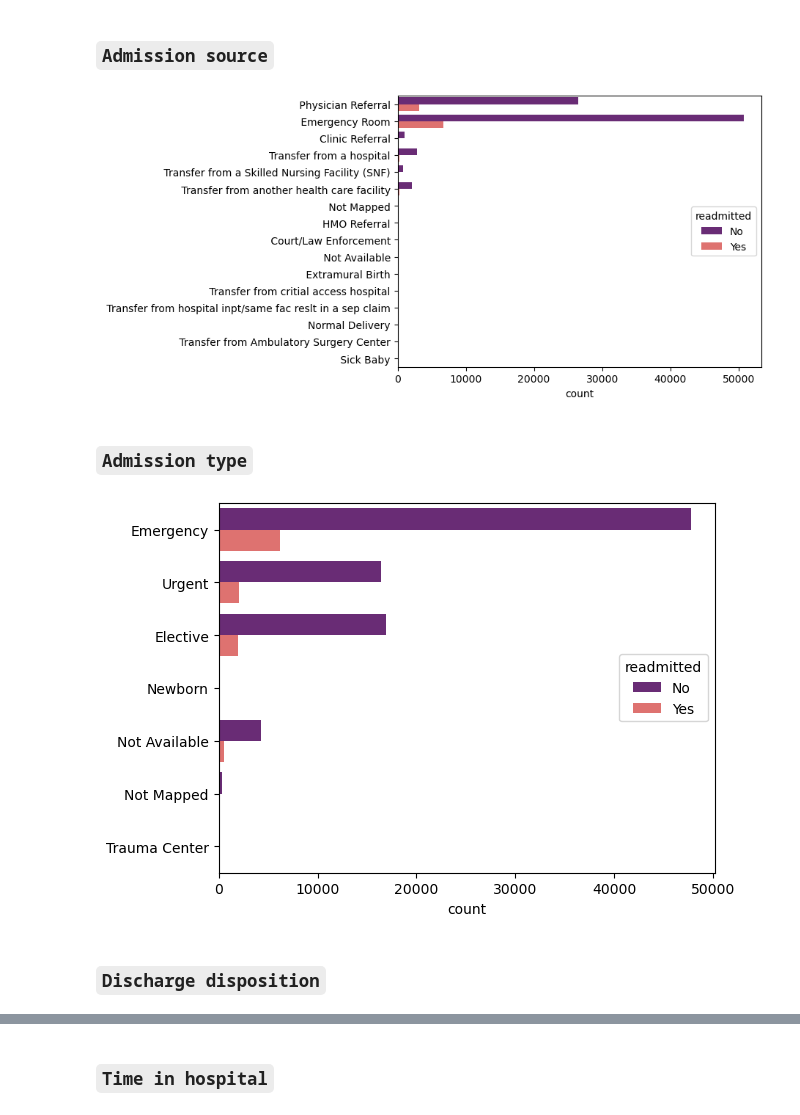
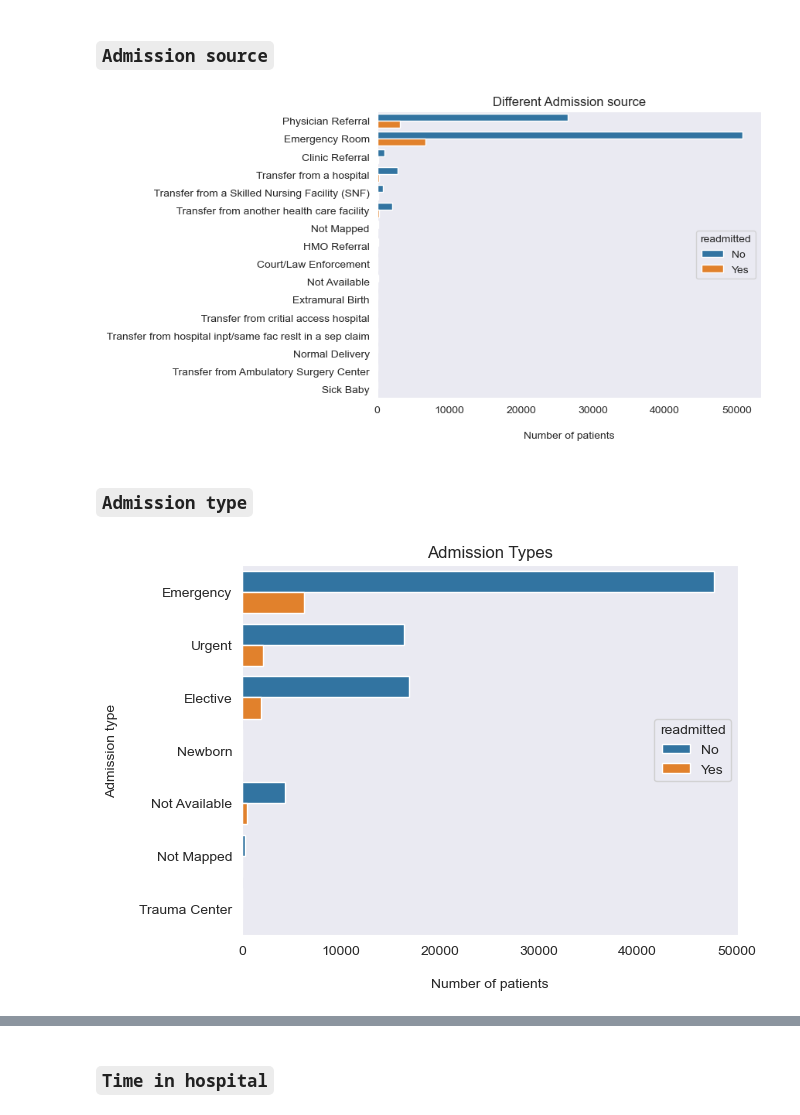
Before and after one commit to Arvindhh931/Healthcare_Analyitics-CAPSTONE-Project-, a Jupyter notebook: EDA/capstone_EDA.ipynb, the cells around one changed output, grey strips where cells are left out. Cells and saved outputs as stored; diff of their text form; code cells hidden in the pictures.

```diff
--- a/EDA/capstone_EDA.ipynb
+++ b/EDA/capstone_EDA.ipynb
@@ -47,7 +50,7 @@ from sklearn.ensemble import RandomForestClassifier,BaggingClassifier,VotingClas
 
 from imblearn.over_sampling import SMOTE,SMOTEN,SMOTENC
 # %%
-data = pd.read_csv('diabetic_data.csv')
+data = pd.read_csv('diabetic_data_original.csv')
 admission_type = pd.read_excel('Mapping.xlsx',sheet_name='Admission_type_id')
 discharge_disposition = pd.read_excel('Mapping.xlsx',sheet_name='Discharge_disposition')
 admission_source = pd.read_excel('Mapping.xlsx',sheet_name='Admission_source_id')
@@ -239,0 +263,12 @@ plt.show()
+# %%
+plt.figure(figsize=(5,5))
+sns.set_style('dark')
+sns.countplot(df['readmitted'])
+plt.text(-0.15,57000,"53.91 %",fontsize=11)
+plt.text(0.80,38000,"34.93 %",fontsize=11)
+plt.text(1.80,13000,"11.16 %",fontsize=11)
+plt.ylim(top=62000)
+plt.ylabel("Number of counts",fontsize=11)
+plt.xlabel("Readmission Status",fontsize=11)
+plt.title("Target")
+plt.show()
@@ -287,18 +352,20 @@ df.admission_source_id = df.admission_source_id.map(mapping_3).astype('string')
 # %% [markdown]
 ### `Admission source`
 # %%
-sns.countplot(y=df['admission_source_id'],hue=df['readmitted'],palette='magma')
-plt.ylabel("")
+sns.countplot(y=df['admission_source_id'],hue=df['readmitted'])
+plt.xlabel("Number of patients",labelpad=15.0)
+plt.ylabel("",labelpad=15.0)
+plt.title("Different Admission source")
 plt.show()
 # %% [output]
-[figure, old version]
+[figure, new version]
 # %% [markdown]
 ### `Admission type`
 # %%
-sns.countplot(y=df['admission_type_id'],hue=df['readmitted'],palette='magma')
-plt.ylabel("")
+sns.countplot(y=df['admission_type_id'],hue=df['readmitted'])
+plt.title("Admission Types")
+plt.xlabel("Number of patients",labelpad=15.0)
+plt.ylabel("Admission type",labelpad=15.0)
 plt.show()
 # %% [output]
-[figure, old version]
+[figure, new version]
-# %% [markdown]
-### `Discharge disposition`
```
Also changed, not shown: parts of 137 cells of this notebook.
